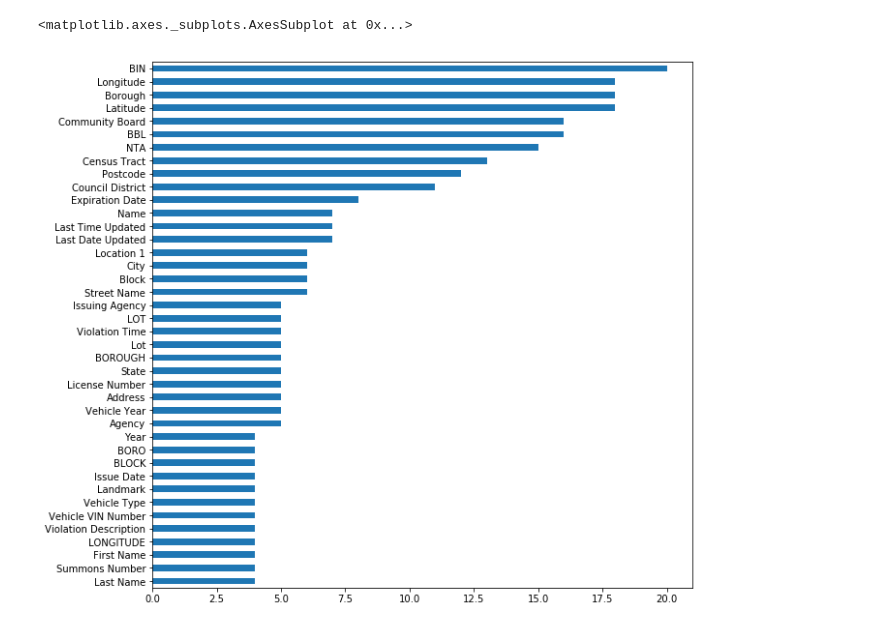
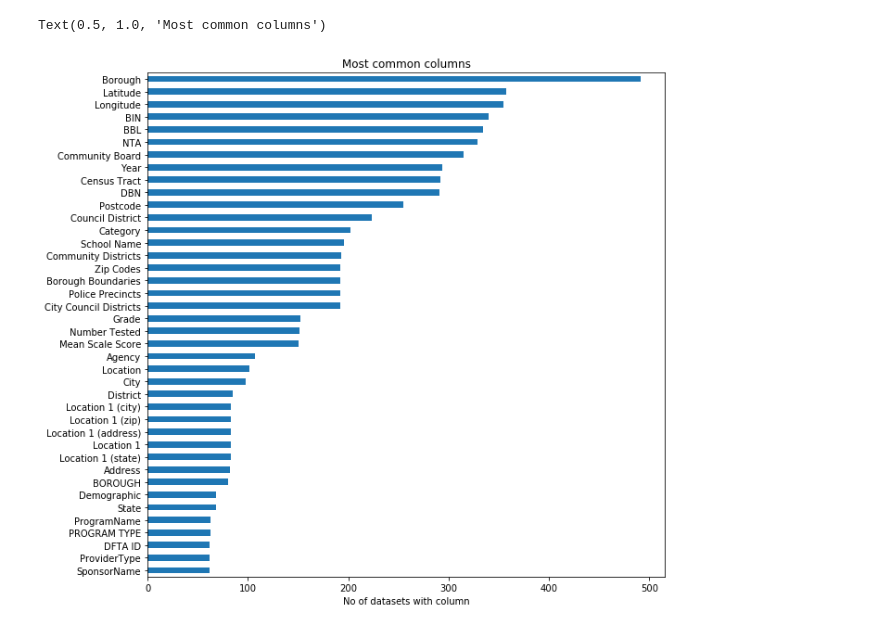
Before and after one commit to tsdataclinic/scout, a Jupyter notebook: QuickStats.ipynb, the cells around one changed output. Cells and saved outputs as stored; diff of their text form; code cells hidden in the pictures.

```diff
--- a/QuickStats.ipynb
+++ b/QuickStats.ipynb
@@ -1,8 +4,8 @@
 # %%
 import json
 # %%
-with open('new_york_datasets.json','r') as f:
-    data = json.load(f)['results']
+with open('src/datasets.json','r') as f:
+    data = json.load(f)
 # %%
 import pandas as pd
 # %%
@@ -21,6 +24,8 @@ for dat in data:
 result= pd.DataFrame(result)
 # %%
 result.col_name.value_counts().sort_values(ascending=True).tail(40).plot(kind='barh',figsize=(10,10))
+plt.xlabel('No of datasets with column')
+plt.title('Most common columns')
 # %% [output]
-<matplotlib.axes._subplots.AxesSubplot at 0x...>
+Text(0.5, 1.0, 'Most common columns')
-[figure, old version]
+[figure, new version]
```
Also changed, not shown: parts of 15 cells of this notebook, 11 other files.
